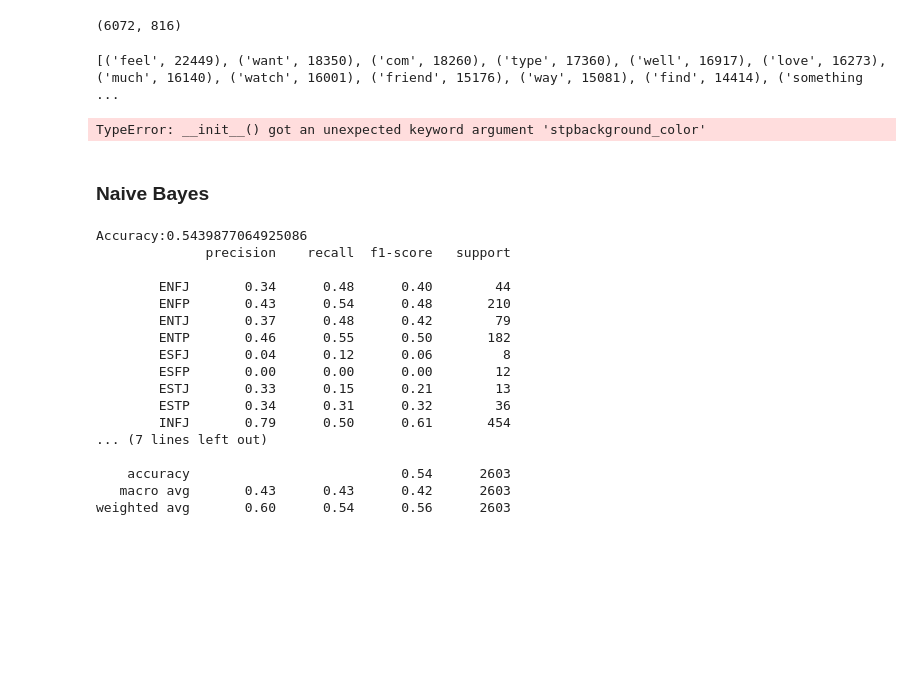
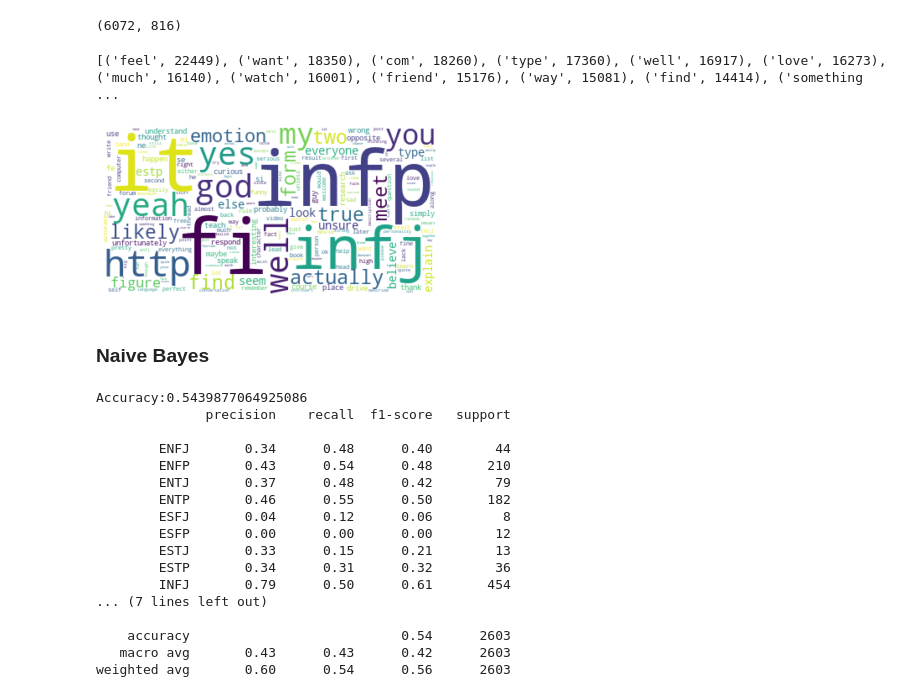
Before and after one commit to vnguye12/vy_capstone2_Personality_Prediction, a Jupyter notebook: Capstone2_Personality_Prediction.ipynb, the cells around one changed output. Drawn from its saved outputs; the diff is of its cells as text; code cells hidden in the pictures; blank space fills up the shorter version.

```diff
--- a/Capstone2_Personality_Prediction.ipynb
+++ b/Capstone2_Personality_Prediction.ipynb
@@ -604,18 +604,18 @@ print(words_freq[:20])
 # %% [output]
 [('feel', 22449), ('want', 18350), ('com', 18260), ('type', 17360), ('well', 16917), ('love', 16273), ('much', 16140), ('watch', 16001), ('friend', 15176), ('way', 15081), ('find', 14414), ('something ...
 # %%
-text_train = " ".join(word for word, idx in count_vectorizer.vocabulary_.items())
+text_train = " ".join(word.lower() for word, idx in count_vectorizer.vocabulary_.items())
 stop_words = ["istj","entp","estj","istp","isfj","intj","istj","enfp","intp","isfj","entj"]
 # Generate a word cloud imagewidth = 800, height = 800,
-wordcloud = WordCloud(stopwords = stop_words,stpbackground_color="white").generate(text_train)
+wordcloud = WordCloud(stopwords=stop_words, background_color="white").generate(text_train)
 
 # Display the generated image:
 # the matplotlib way:
 plt.imshow(wordcloud, interpolation='bilinear')
 plt.axis("off")
 plt.show()
 # %% [output]
-TypeError: __init__() got an unexpected keyword argument 'stpbackground_color'
+[figure, added]
 # %% [markdown]
 ### Naive Bayes
 # %%
```
